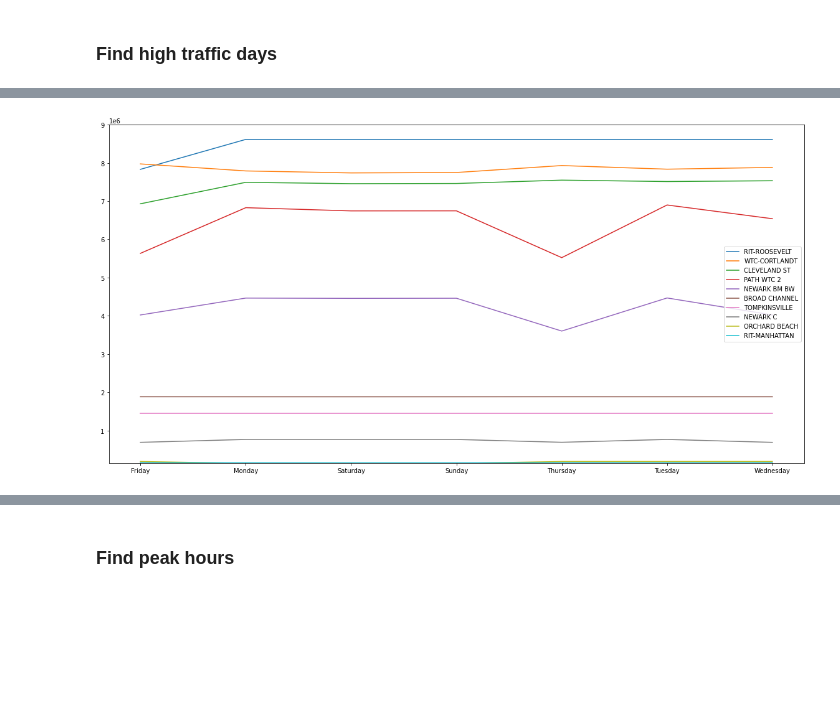
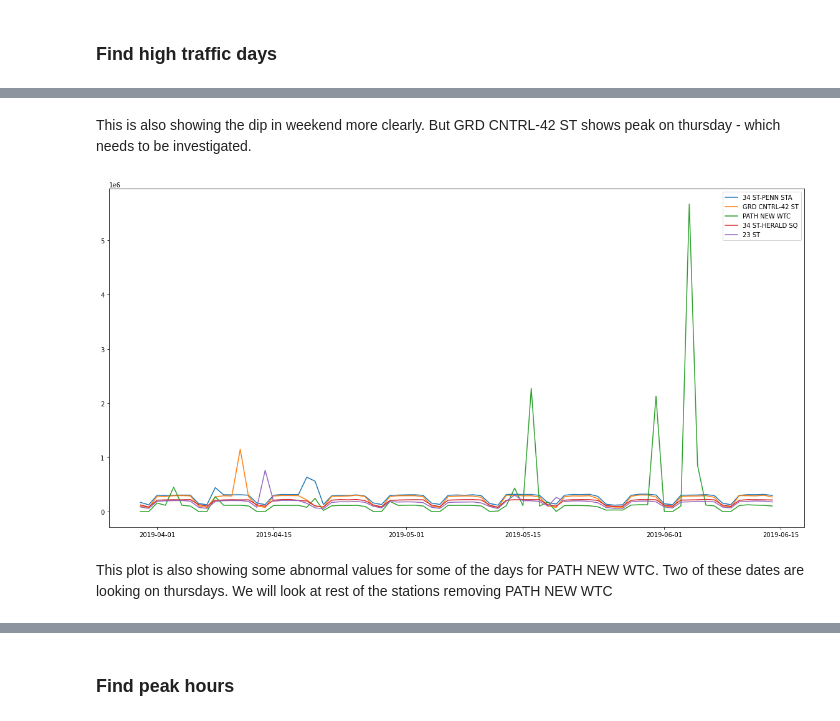
Before and after one commit to racheldilley1/mta-project-1, a Jupyter notebook: Proj1.ipynb, the cells around one changed output, grey strips where cells are left out. Cells and saved outputs as stored; diff of their text form; code cells hidden in the pictures; blank space fills up the shorter version.

```diff
--- a/Proj1.ipynb
+++ b/Proj1.ipynb
@@ -54,6 +68,6 @@ grouped_day = data.groupby(['STATION','DATE'], as_index=False).agg({'ENTRIES': [
 # %%
 #grouped.columns = [ 'Station', 'Date', 'ENTRIES_MIN', 'ENTRIES_MAX', 'EXITS_MIN', 'EXITS_MAX']
-grouped_day.columns = [ 'Station','Date', 'ENTRIES_MIN', 'ENTRIES_MAX', 'EXITS_MIN', 'EXITS_MAX']
+grouped_day.columns = [ 'Date', 'Turnstile', 'Station','ENTRIES_MIN', 'ENTRIES_MAX', 'EXITS_MIN', 'EXITS_MAX']
 #grouped.columns = ['ENTRIES_MIN', 'ENTRIES_MAX', 'EXITS_MIN', 'EXITS_MAX']
 #grouped.dtypes
 # %% [markdown]
@@ -66,6 +80,6 @@ Find total entries exits, and traffic
 # %%
 grouped_day['Total_Entries'] = grouped_day['ENTRIES_MAX'] - grouped_day['ENTRIES_MIN']
 grouped_day['Total_Exits'] = grouped_day['EXITS_MAX'] - grouped_day['EXITS_MIN']
-grouped_day['Total_Traffic'] = grouped_day['Total_Exits'] + grouped_day['Total_Exits']
+grouped_day['Total_Traffic'] = grouped_day['Total_Exits'] + grouped_day['Total_Entries']
 grouped_day.head()
 # %% [output]
@@ -190,9 +221,6 @@ Highest Traffic Days: Friday, Wedensday, Tuesday
 # %%
-Top5 = Total_ridership['Station'][0:1].tolist()
-#if "CANAL ST" in Top5:
- #   print("TRUE")
-#plt.hist(Total_ridership['Total_Traffic'])
-#station_grouped_filtered['STATION'].head()
+Top5 = Total_ridership['Station'][0:5].tolist()
 Top5_stations = grouped_day[grouped_day['Station'].isin(Top5)]
-#Top5_station_weekly = Top5_stations.groupby(['Station','Week_Day']).Total_Traffic.sum().reset_index()
-Top5_station_weekly = Top5_stations.groupby(['Station','Week_Day']).Total_Traffic.mean().reset_index()
+Top5_station_weekly = Top5_stations.groupby(['Station','Week_Day']).Total_Traffic.sum().reset_index()
+Top5_station_Daily = Top5_stations.groupby(['Station','Date']).Total_Traffic.sum().reset_index()
+#Top5_station_weekly = Top5_stations.groupby(['Station','Week_Day']).Total_Traffic.mean().reset_index()
@@ -234,0 +243,10 @@ Bottom5_stations_weekly = Bottom5_stations.groupby(['Station','Week_Day']).Total
+# %%
+for stations in Top5:
+    if stations != "PATH NEW WTC" :
+        station = Top5_station_weekly[Top5_station_weekly['Station'] == stations]
+#    print(station)
+        plt.plot(station['Week_Day'],station['Total_Traffic'],label = stations)
+#plt.ylim(32500000000,40700000000)
+#plt.ylim(400000000,405000000)
+plt.legend()
+plt.show()
@@ -235,10 +255,15 @@ Bottom5_stations_weekly = Bottom5_stations.groupby(['Station','Week_Day']).Total
+# %% [markdown]
+This is also showing the dip in weekend more clearly. But GRD CNTRL-42 ST shows peak on thursday - which needs to be investigated.
 # %%
-for stations in Bottom5:
-    station = Bottom5_stations_weekly[Bottom5_stations_weekly['Station'] == stations]
-    #print(station)
-    plt.plot(station['Week_Day'],station['Total_Traffic'],label = stations)
-plt.ylim(150000,9000000)
+for stations in Top5:
+    station = Top5_station_Daily[Top5_station_Daily['Station'] == stations]
+#    print(station)
+    plt.plot(station['Date'],station['Total_Traffic'],label = stations)
+#plt.ylim(32500000000,40700000000)
+#plt.ylim(400000000,405000000)
 plt.legend()
 plt.show()
 # %% [output]
-[figure, old version]
+[figure, new version]
+# %% [markdown]
+This plot is also showing some abnormal values for some of the days for PATH NEW WTC. Two of these dates are looking on thursdays. We will look at rest of the stations removing PATH NEW WTC
```
Also changed, not shown: parts of 27 cells of this notebook.
